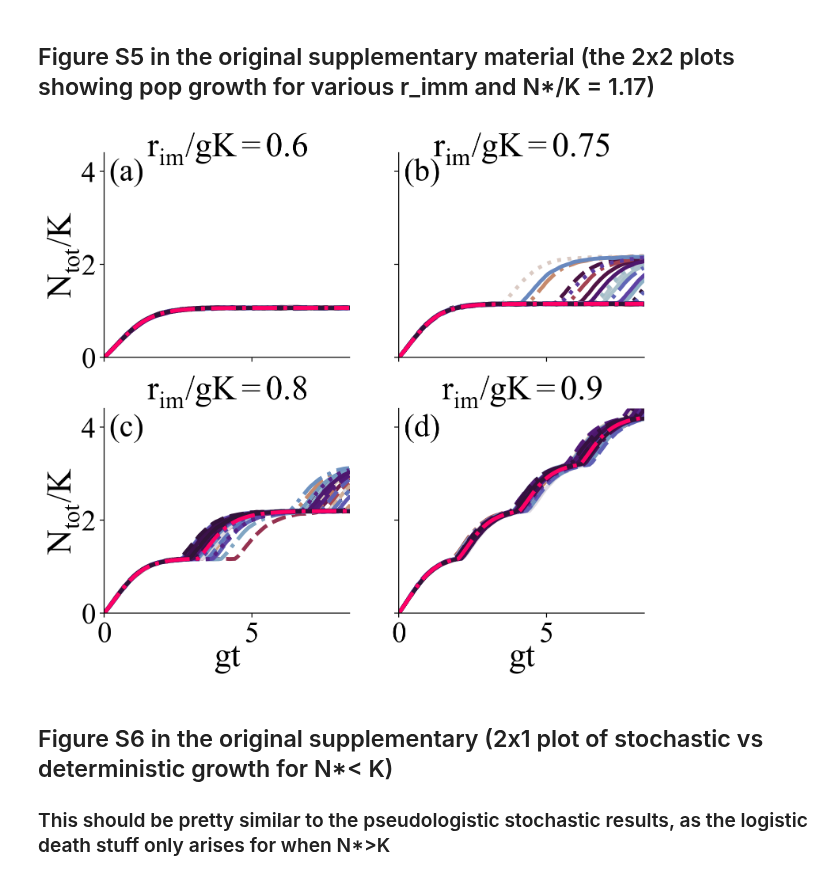
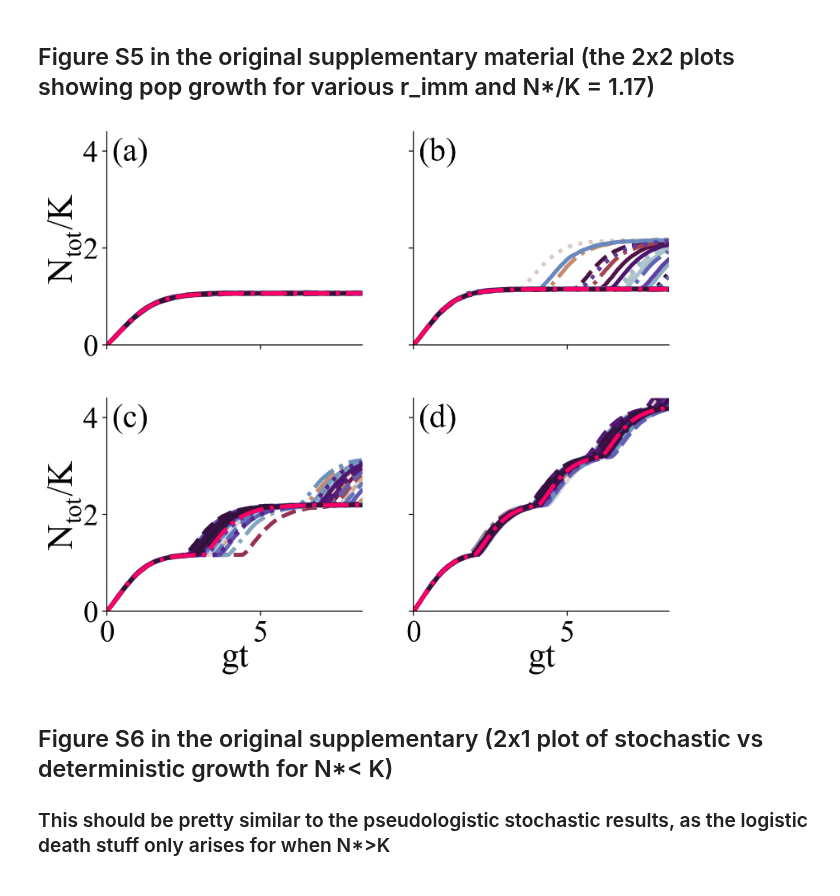
Before and after one commit to patricksinclair/multispecies_postprocessing, a Jupyter notebook: biofilm_threshold_theory_v2/bftt_supplementary_plotter.ipynb, the cells around one changed output. Drawn from its saved outputs; the diff is of its cells as text; code cells hidden in the pictures.

Commit message:
K 1000 figures

```diff
--- a/biofilm_threshold_theory_v2/bftt_supplementary_plotter.ipynb
+++ b/biofilm_threshold_theory_v2/bftt_supplementary_plotter.ipynb
@@ -238,36 +238,36 @@ for ax in axs.flat:
     ax.plot(deterministic_pops['t'], deterministic_pops['N'], ls="-.", lw=3.2, color='#ff0066')
 
 
-    ax.set_title("r$_{im}/gK = $"+str(figS5_rImms[i]), fontsize = 28, pad=-2.4)
+    #ax.set_title("r$_{im}/gK = $"+str(figS5_rImms[i]), fontsize = 22, pad=-4)
     ax.tick_params(axis='both', which='major', labelsize=24)
     ax.set_xlim(0, 8.33)
     ax.set_ylim(0, 4.4)
     ax.set_xlabel('gt', fontsize=28, labelpad=-5)
     ax.set_ylabel('N$_{tot}$/K', fontsize=28, labelpad=0)
 
     ax.annotate("("+letters[i]+")", xy=(0.02, 0.975), xycoords='axes fraction', fontsize=26, horizontalalignment='left', verticalalignment='top')
 
     ax.label_outer()
 
 
 
     i = i+1
 
 # fig = plt.gcf()
 #fig.suptitle("Title centered above all subplots", fontsize=24)
 
 # fig.add_subplot(111, frame_on=False)
 # plt.tick_params(labelcolor="none", bottom=False, left=False)
 # plt.xlabel("gt", fontsize=24)
 # plt.ylabel("N/K", fontsize=24)
 
 
 # plt.tight_layout()
 # fig.subplots_adjust(top=0.9)
 plt.savefig('paper_plots_v2/s5_imm_stochastic_N^_1_17_v2.pdf', bbox_inches="tight", dpi=330)
 plt.show()
 # %% [output]
-[figure, old version]
+[figure, new version]
 # %% [markdown]
 ## Figure S6 in the original supplementary (2x1 plot of stochastic vs deterministic growth for N*< K)
 
```
Also changed, not shown: parts of 3 cells of this notebook, 2 other files.
